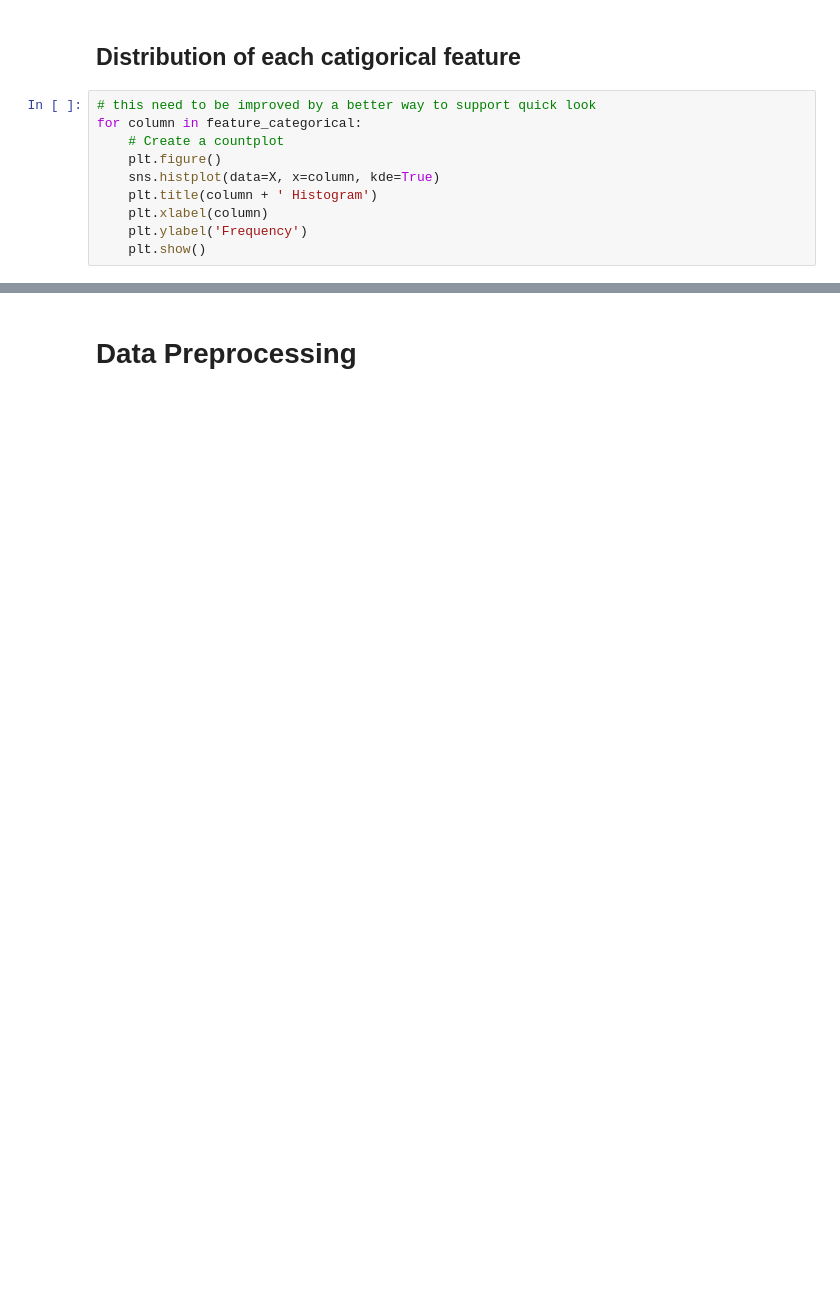
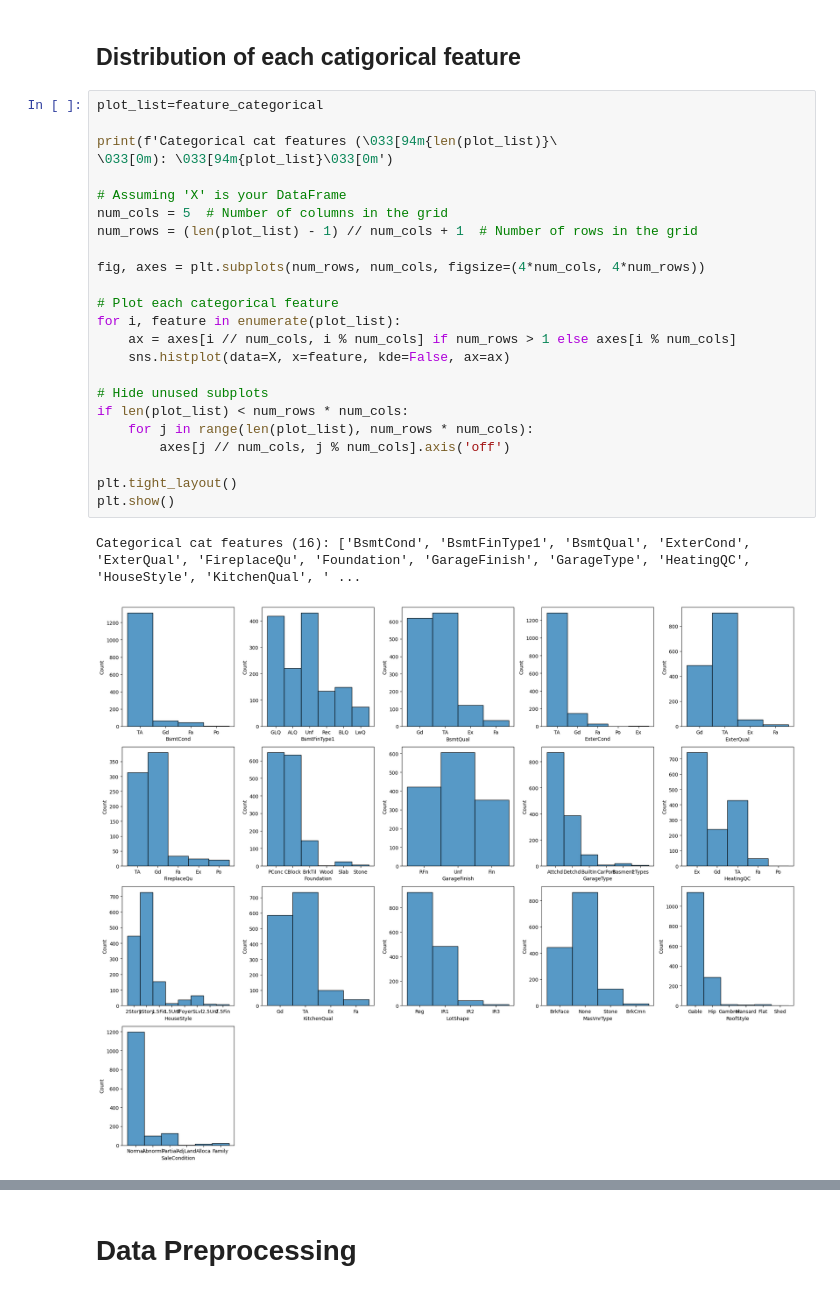
Before and after one commit to HelloSunPKU2023/Kaggle, a Jupyter notebook: HousePrice/HousePrice.ipynb, the cells around one changed output, grey strips where cells are left out. Cells and saved outputs as stored; diff of their text form; blank space fills up the shorter version.

```diff
--- a/HousePrice/HousePrice.ipynb
+++ b/HousePrice/HousePrice.ipynb
@@ -127,12 +215,29 @@ X[feature_numerical].hist(
 # %% [markdown]
 ## Distribution of each catigorical feature
 # %%
-# this need to be improved by a better way to support quick look
-for column in feature_categorical:
-    # Create a countplot
-    plt.figure()
-    sns.histplot(data=X, x=column, kde=True)
-    plt.title(column + ' Histogram')
-    plt.xlabel(column)
-    plt.ylabel('Frequency')
-    plt.show()
+plot_list=feature_categorical
+
+print(f'Categorical cat features (\033[94m{len(plot_list)}\
+\033[0m): \033[94m{plot_list}\033[0m')
+
+# Assuming 'X' is your DataFrame
+num_cols = 5  # Number of columns in the grid
+num_rows = (len(plot_list) - 1) // num_cols + 1  # Number of rows in the grid
+
+fig, axes = plt.subplots(num_rows, num_cols, figsize=(4*num_cols, 4*num_rows))
+
+# Plot each categorical feature
+for i, feature in enumerate(plot_list):
+    ax = axes[i // num_cols, i % num_cols] if num_rows > 1 else axes[i % num_cols]
+    sns.histplot(data=X, x=feature, kde=False, ax=ax)
+
+# Hide unused subplots
+if len(plot_list) < num_rows * num_cols:
+    for j in range(len(plot_list), num_rows * num_cols):
+        axes[j // num_cols, j % num_cols].axis('off')
+
+plt.tight_layout()
+plt.show()
+# %% [output]
+Categorical cat features (16): ['BsmtCond', 'BsmtFinType1', 'BsmtQual', 'ExterCond', 'ExterQual', 'FireplaceQu', 'Foundation', 'GarageFinish', 'GarageType', 'HeatingQC', 'HouseStyle', 'KitchenQual', ' ...
+[figure, added]
```
Also changed, not shown: parts of 26 cells of this notebook.
